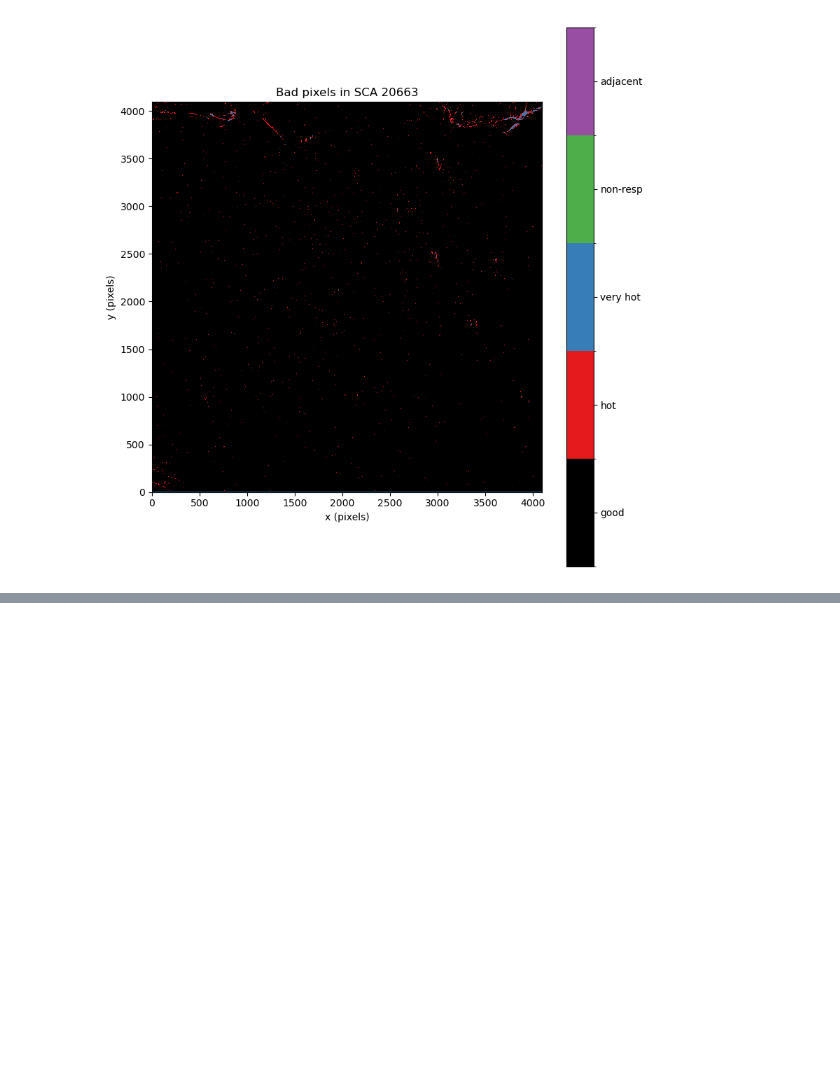
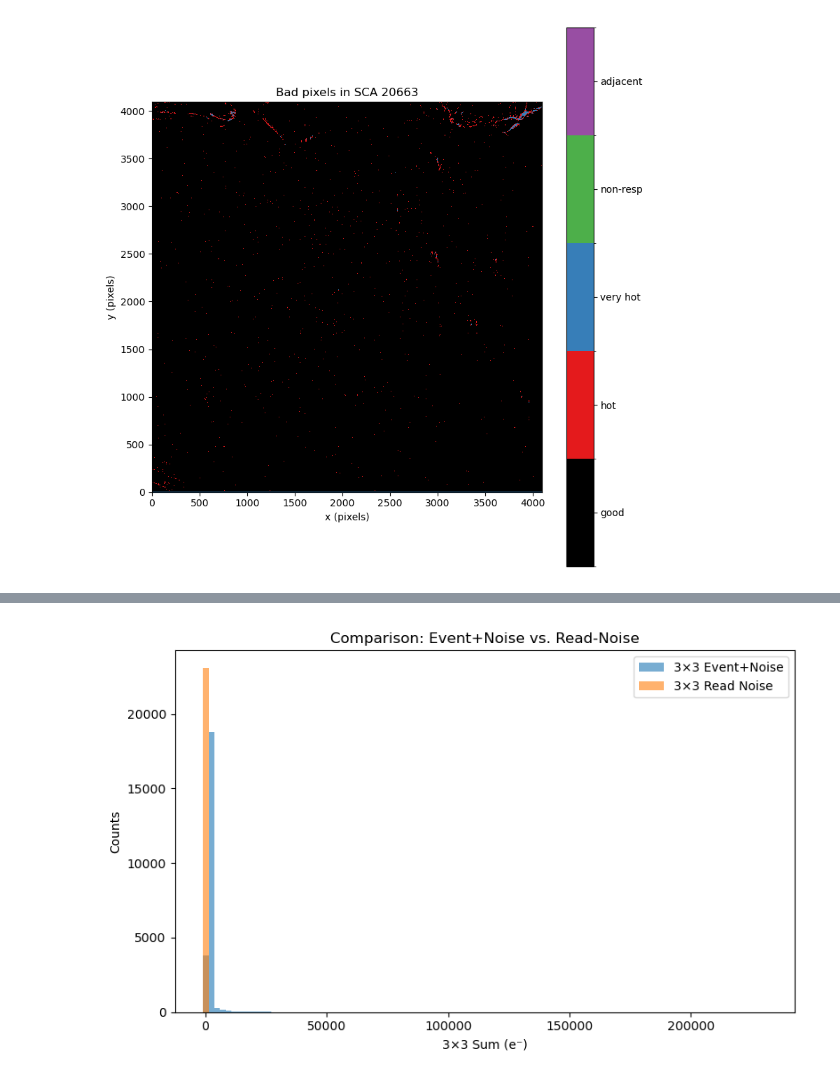
Before and after one commit to aeharbo/GCRsim, a Jupyter notebook: xray_data.ipynb, the cells around one changed output, grey strips where cells are left out. Saved outputs shown, nothing was run; the diff lists cells and outputs as text; code cells hidden in the pictures; blank space fills up the shorter version.

```diff
--- a/xray_data.ipynb
+++ b/xray_data.ipynb
@@ -40,6 +40,9 @@ with fits.open(fits_path) as hdulist:
     data = primary_hdu.data      # NumPy array of your image/spectrum/whatever
     header = primary_hdu.header  # FITS header metadata
 
+gain_array      = np.loadtxt('Select_20663X_summary.txt')[:, 5].reshape((32, 32))
+supercell_size  = 128   # pixels per supercell
+
 print(f"Data shape: {data.shape}")
 print("Header keys:", list(header.keys())[:10])
 # %% [output]
@@ -633,0 +606,28 @@ print(df.head())
+# %%
+
+# compute “read noise” sums from two frames ago
+read_noise_e = []
+
+for f, y, x in df[['frame','y','x']].values.astype(int):
+    f_noise = f - 2
+    if f_noise < 0:
+        continue
+
+    # pull the image from two frames earlier
+    img_noise = data[f_noise].astype(np.float64)
+
+    # 3×3 window around (y,x)
+    y0, y1 = max(y-1, 0), min(y+2, h)
+    x0, x1 = max(x-1, 0), min(x+2, w)
+    noise_dn = img_noise[y0:y1, x0:x1].sum()
+
+    # same per-supercell gain lookup
+    sc_row, sc_col = y // supercell_size, x // supercell_size
+    sc_gain = gain_array[sc_row, sc_col]
+
+    # append the electron‐equivalent
+    read_noise_e.append(noise_dn * sc_gain)
+
+read_noise_e = np.array(read_noise_e)
+# %% [output]
+[figure, added]
```
Also changed, not shown: parts of 18 cells of this notebook.
